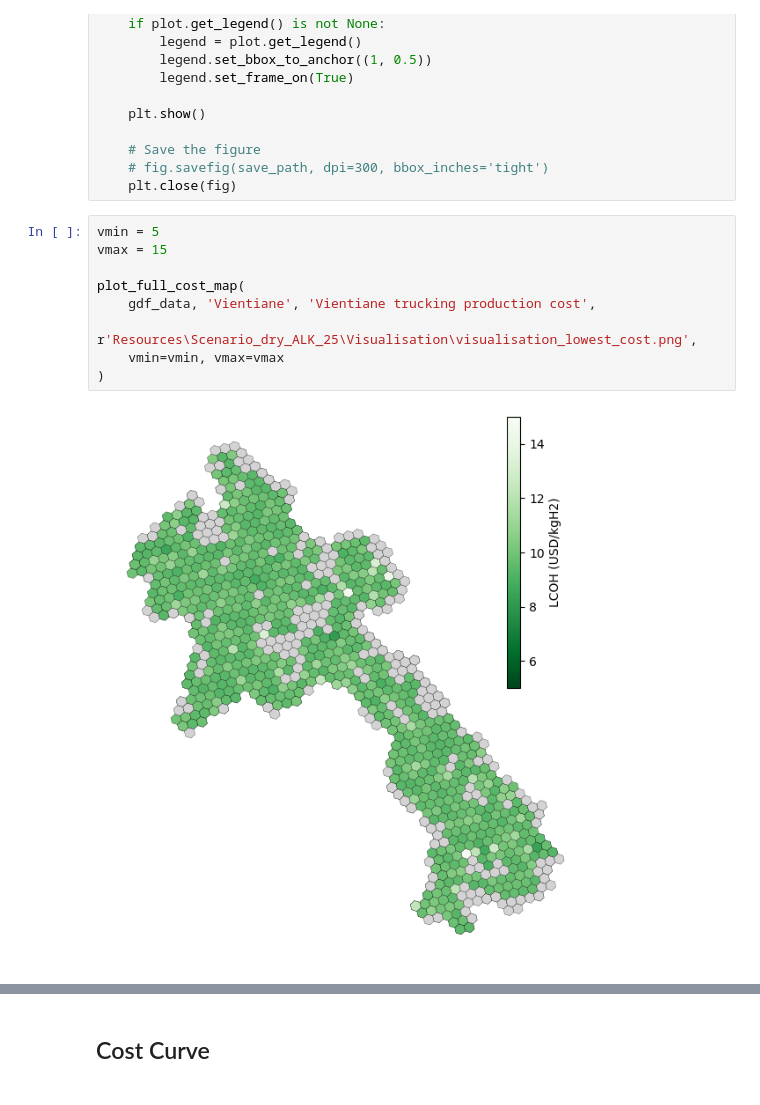
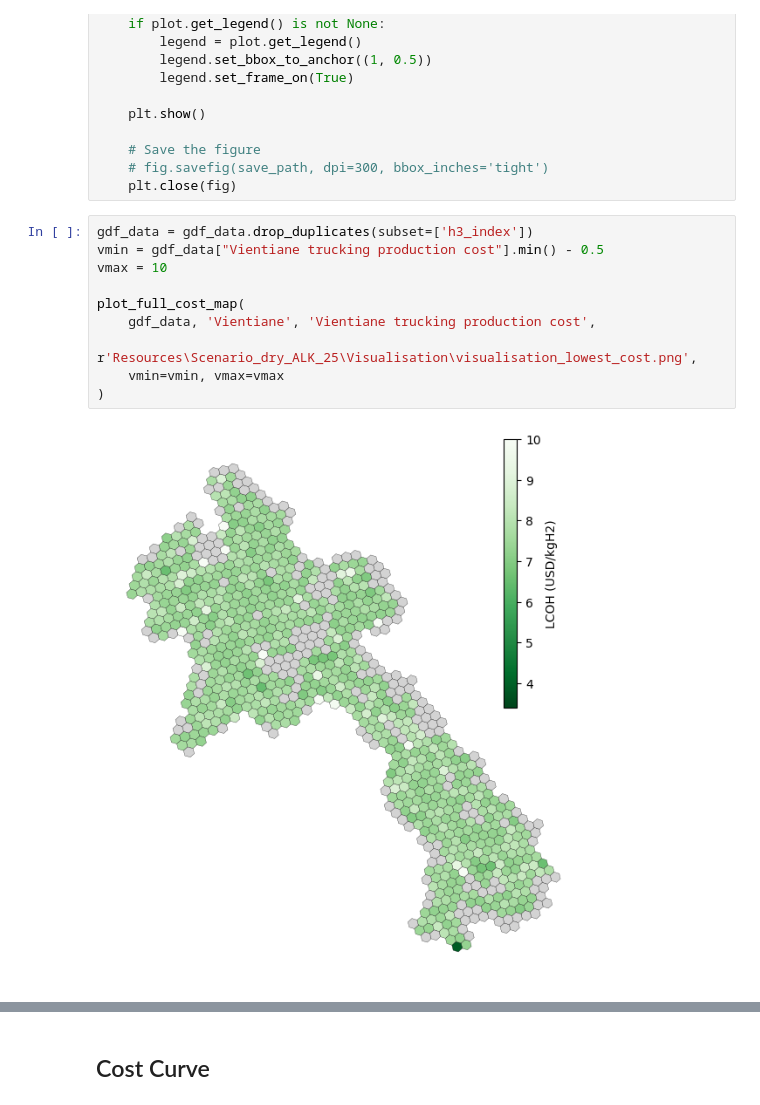
Before and after one commit to lukasschirren/GeoH2-Laos, a Jupyter notebook: 4visualisation.ipynb, the cells around one changed output, grey strips where cells are left out. Cells and saved outputs as stored; diff of their text form.

```diff
--- a/4visualisation.ipynb
+++ b/4visualisation.ipynb
@@ -203,13 +203,14 @@ def plot_full_cost_map(hexagons, demand_center, cost_column, save_path, province
     # fig.savefig(save_path, dpi=300, bbox_inches='tight')
     plt.close(fig)
 # %%
-vmin = 5
-vmax = 15
+gdf_data = gdf_data.drop_duplicates(subset=['h3_index'])
+vmin = gdf_data["Vientiane trucking production cost"].min() - 0.5
+vmax = 10
 
 plot_full_cost_map(
     gdf_data, 'Vientiane', 'Vientiane trucking production cost',
     r'Resources\Scenario_dry_ALK_25\Visualisation\visualisation_lowest_cost.png',
     vmin=vmin, vmax=vmax
 )
 # %% [output]
-[figure, old version]
+[figure, new version]
```
Also changed, not shown: parts of 5 cells of this notebook.
